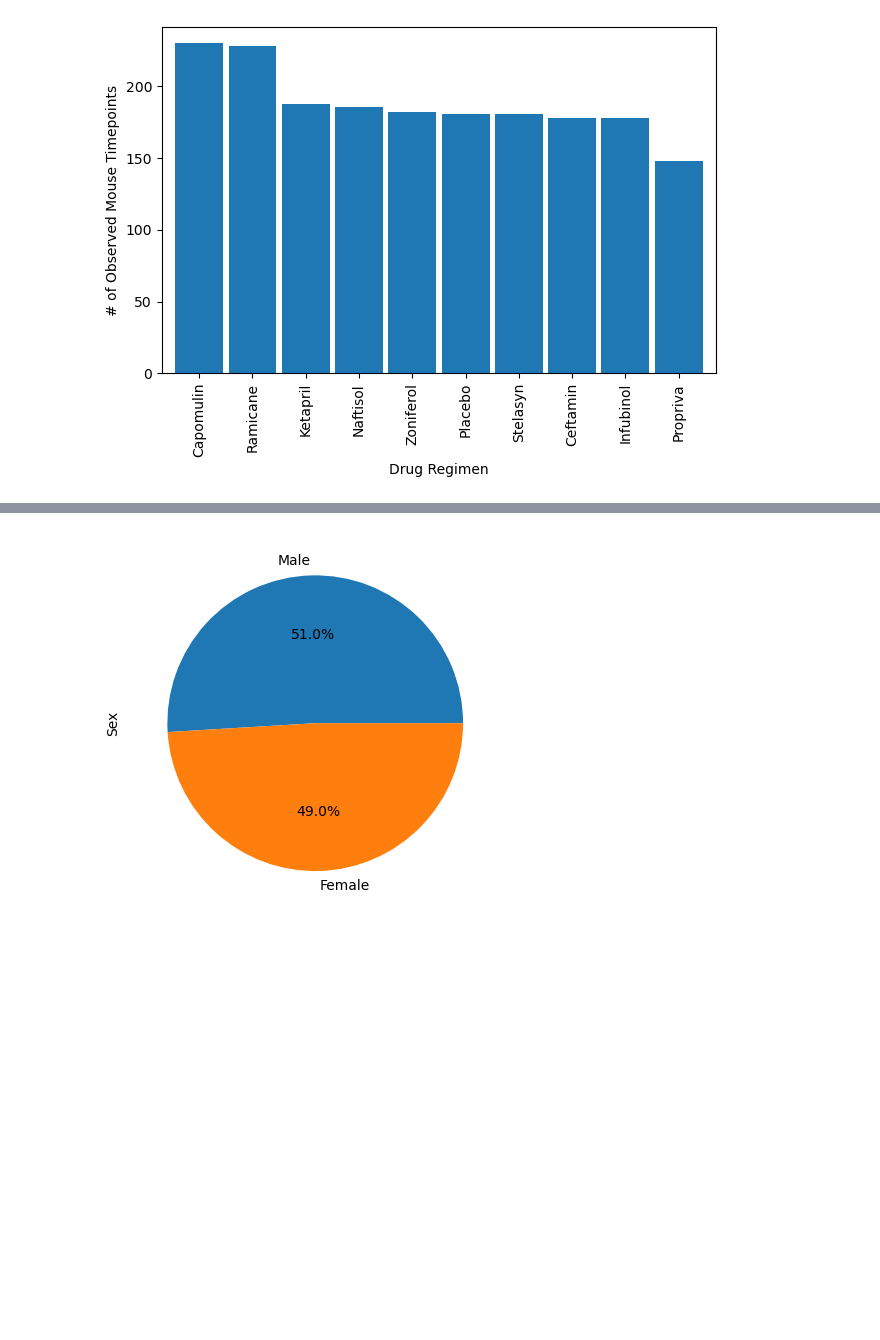
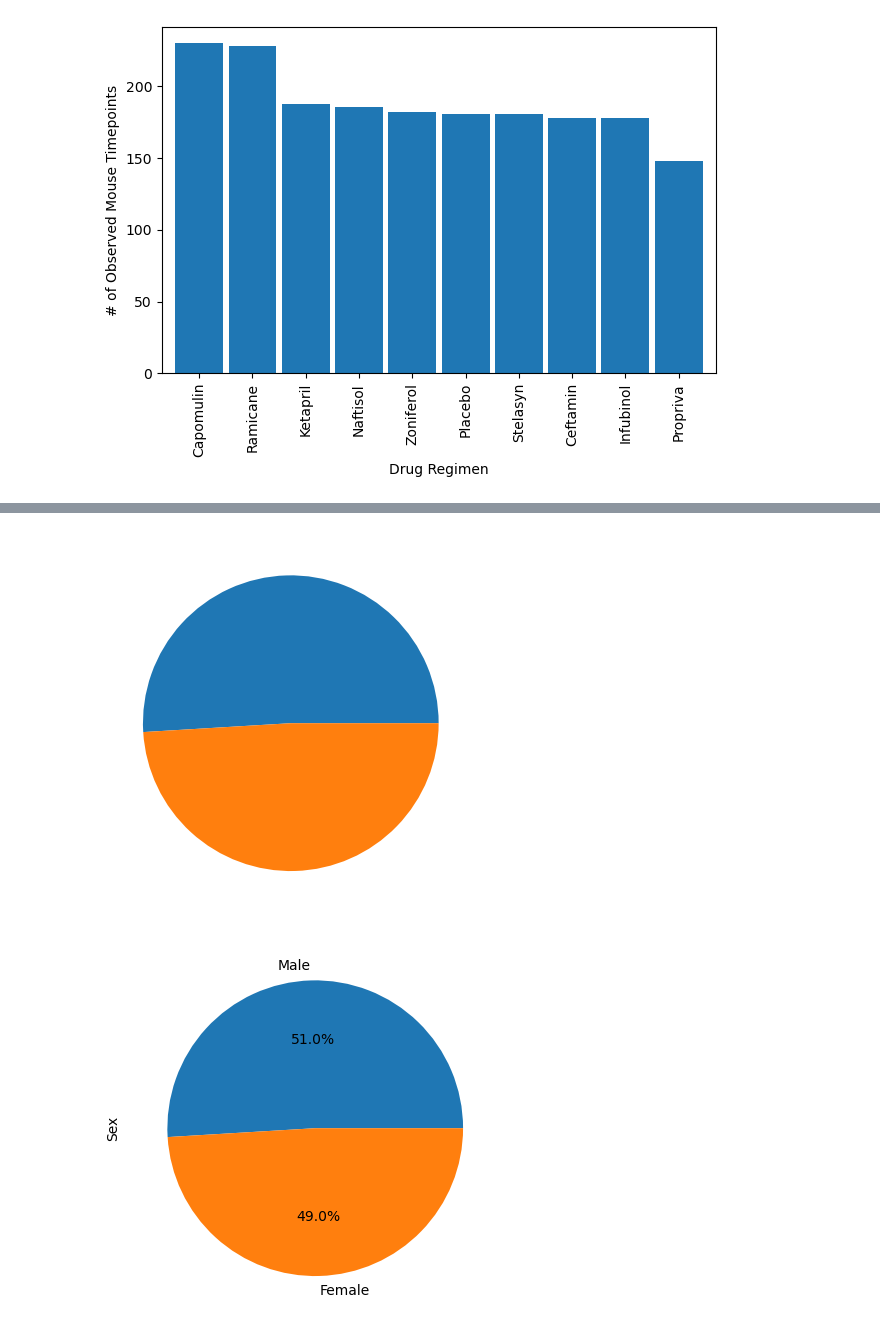
Before and after one commit to eaccooper5/matplotlib_challenge, a Jupyter notebook: Pymaceuticals/pymaceuticals_hw.ipynb, the cells around one changed output, grey strips where cells are left out. Drawn from its saved outputs; the diff is of its cells as text; code cells hidden in the pictures; blank space fills up the shorter version.

```diff
--- a/Pymaceuticals/pymaceuticals_hw.ipynb
+++ b/Pymaceuticals/pymaceuticals_hw.ipynb
@@ -157 +164,7 @@ plt.show()
+# %%
+plt.pie(cleaned_mousestudy['Sex'].value_counts())
+plt.ylabel='Sex'
+plt.show()
+# %% [output]
+[figure, added]
 # %%
```
Also changed, not shown: parts of 8 cells of this notebook, 1 other file.
